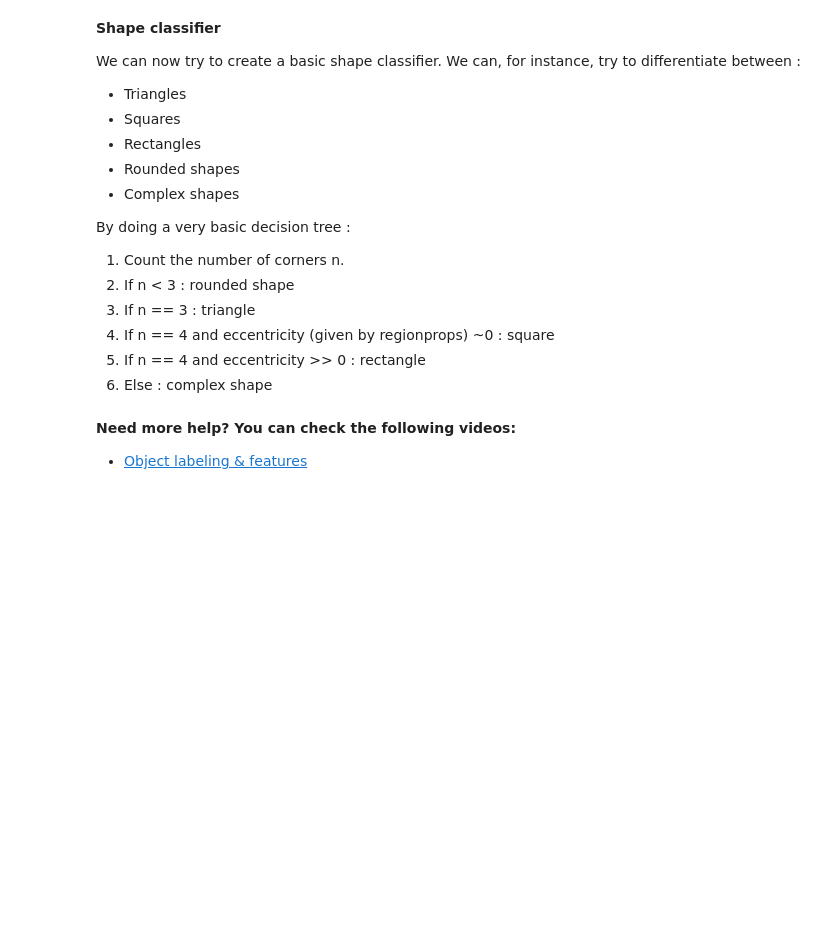
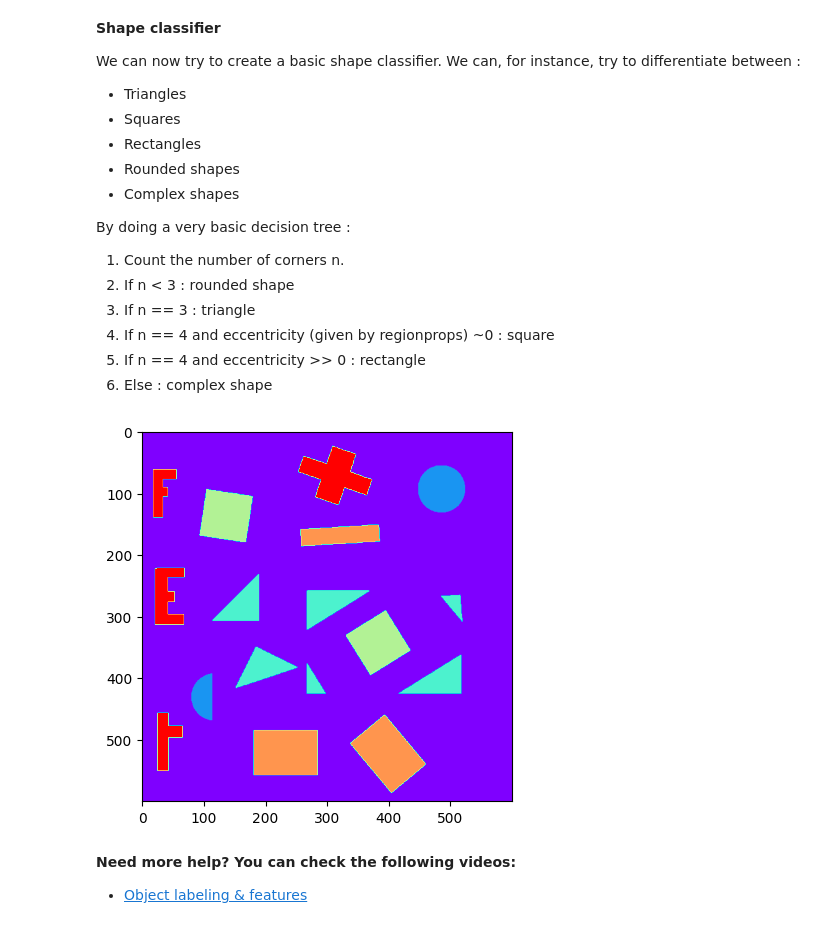
Before and after one commit to Exagor/info-h-500, a Jupyter notebook: docs/LABS/TP 3 Image Segmentation/TP3_Image_Segmentation.ipynb, the cells around one changed output. Cells and saved outputs as stored; diff of their text form; code cells hidden in the pictures; blank space fills up the shorter version.

```diff
--- a/docs/LABS/TP 3 Image Segmentation/TP3_Image_Segmentation.ipynb
+++ b/docs/LABS/TP 3 Image Segmentation/TP3_Image_Segmentation.ipynb
@@ -599,3 +739,35 @@ By doing a very basic decision tree :
+# %%
+## -- Your code here -- ##
+CLASS_ROUNDED = 1
+CLASS_TRIANGLE = 2
+CLASS_SQUARE = 3
+CLASS_RECTANGLE = 4
+CLASS_COMPLEX = 5
+
+def classify(obj, contour):
+    corners = find_corners(contour)
+    if corners is None: return CLASS_ROUNDED
+    if( len(corners) < 3 ): return CLASS_ROUNDED
+    elif( len(corners) == 3 ): return CLASS_TRIANGLE
+    elif( len(corners) == 4 ):
+        if( obj.eccentricity < 0.1 ): return CLASS_SQUARE
+        else: return CLASS_RECTANGLE
+    else: return CLASS_COMPLEX
+
+im_classif = np.zeros(im.shape)
+for i in range(len(objects)):
+    obj = objects[i]
+    if( obj.area < 10 ): continue # ignore small objects
+
+    contour = contours[i] # get the contour
+    obj_class = classify(obj, contour)
+    im_classif[lab==obj.label] = obj_class
+
+plt.figure()
+plt.imshow(im_classif, cmap='rainbow')
+plt.show()
+# %% [output]
+[figure, added]
 # %% [markdown]
 **Need more help? You can check the following videos:**
 
```
Also changed, not shown: parts of 6 cells of this notebook.
